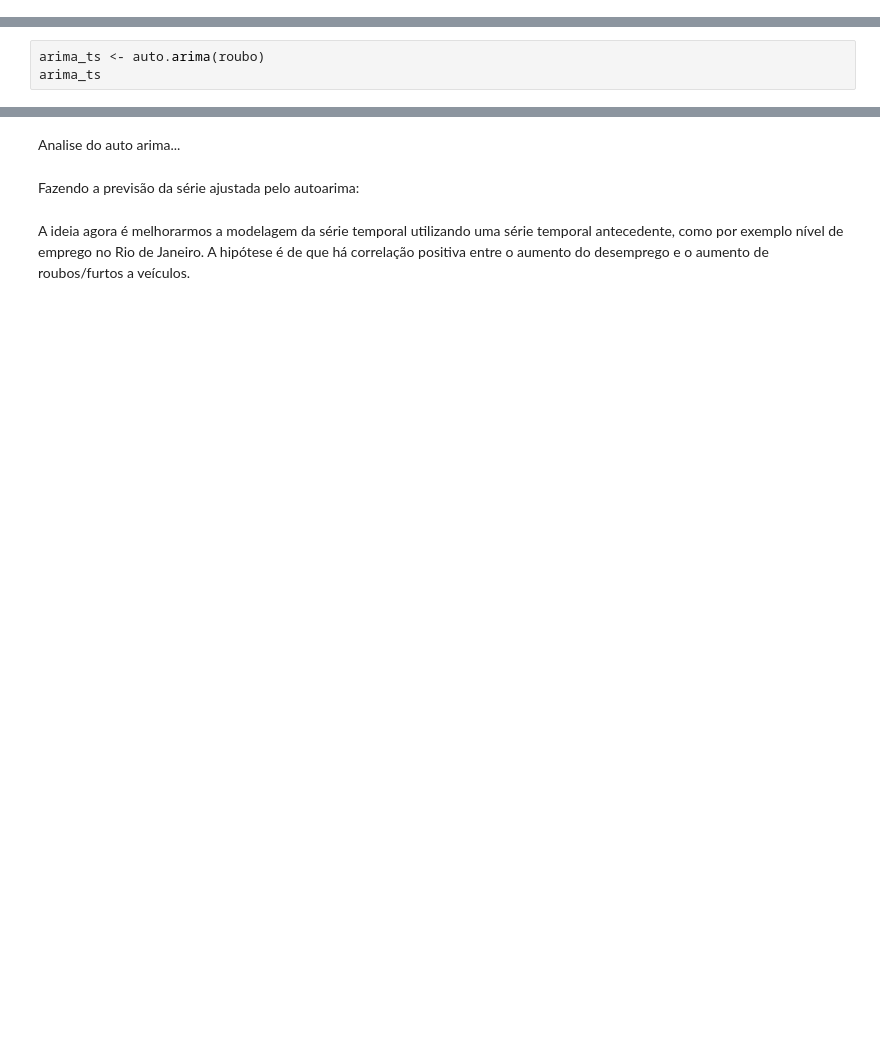
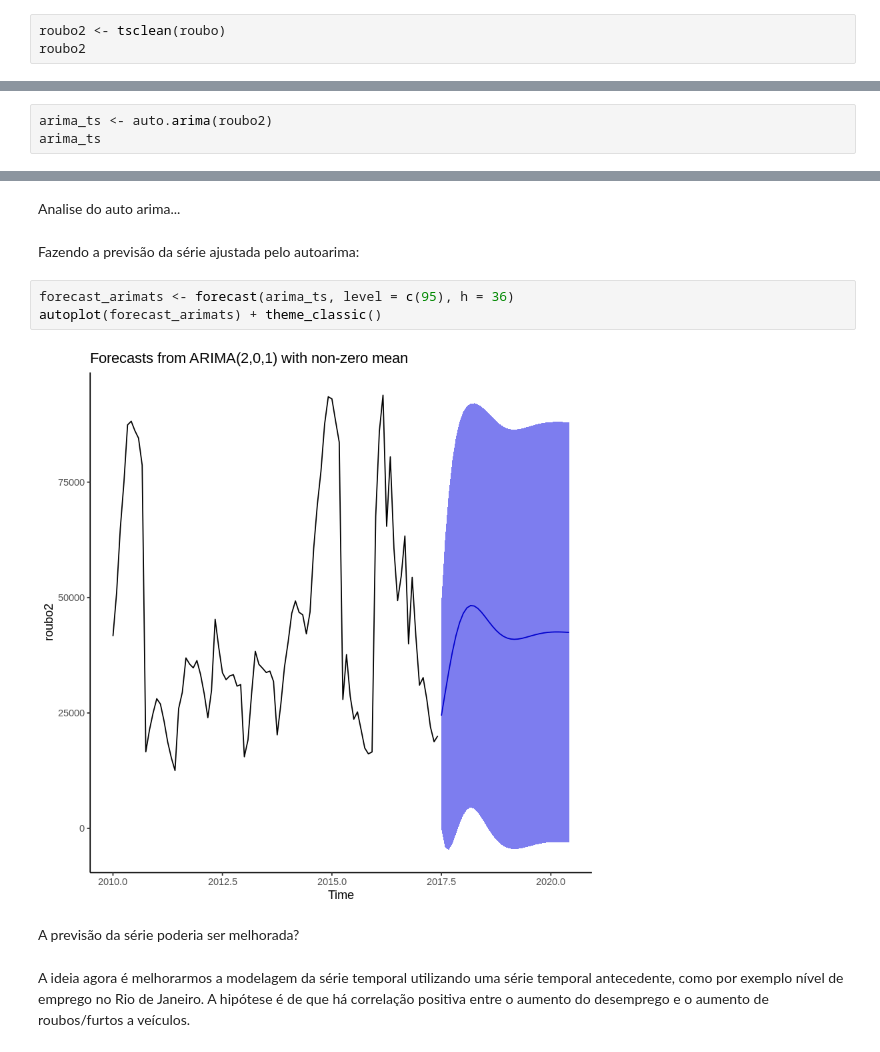
Before and after one commit to Erica-Wong/AnaliseSegurancaPublicaRJ, a Jupyter notebook: TCC_Step_3_ISP_estudo_da_serie_historica.ipynb, the cells around one changed output, grey strips where cells are left out. Cells and saved outputs as stored; diff of their text form; blank space fills up the shorter version.

```diff
--- a/TCC_Step_3_ISP_estudo_da_serie_historica.ipynb
+++ b/TCC_Step_3_ISP_estudo_da_serie_historica.ipynb
@@ -205,3 +190,6 @@ autoplot(roubo) + labs(x ="Ano", y = "Roubos e furtos a automóveis", title="Dad
 boxplot(roubo~cycle(roubo),xlab="Mes", ylab = "Roubos e furtos a automóveis" ,main ="Dados do Rio de Janeiro de 2010 a 2017")
 # %% [output]
 [figure]
+# %%
+roubo2 <- tsclean(roubo)
+roubo2
@@ -252,6 +251,6 @@ autoplot(acf(na.remove(decompose_ts$random),plot=FALSE))+ labs(title="Roubos e f
 # %% [output]
 [figure]
 # %%
-arima_ts <- auto.arima(roubo)
+arima_ts <- auto.arima(roubo2)
 arima_ts
 # %% [output]
@@ -269,5 +268,12 @@ AIC=1960.52   AICc=1961.24   BIC=1973.02
 Analise do auto arima...
 # %% [markdown]
 Fazendo a previsão da série ajustada pelo autoarima:
+# %%
+forecast_arimats <- forecast(arima_ts, level = c(95), h = 36)
+autoplot(forecast_arimats) + theme_classic()
+# %% [output]
+[figure, added]
+# %% [markdown]
+A previsão da série poderia ser melhorada?
 # %% [markdown]
 A ideia agora é melhorarmos a modelagem da série temporal utilizando uma série temporal antecedente, como por exemplo nível de emprego no Rio de Janeiro. A hipótese é de que há correlação positiva entre o aumento do desemprego e o aumento de roubos/furtos a veículos.
```
Also changed, not shown: parts of 8 cells of this notebook.
